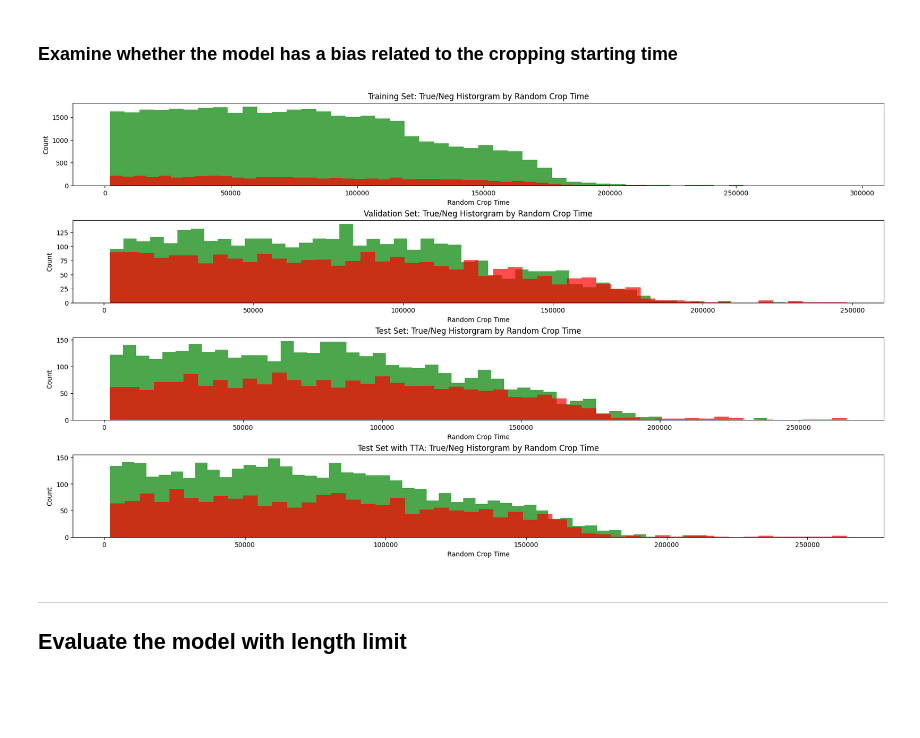
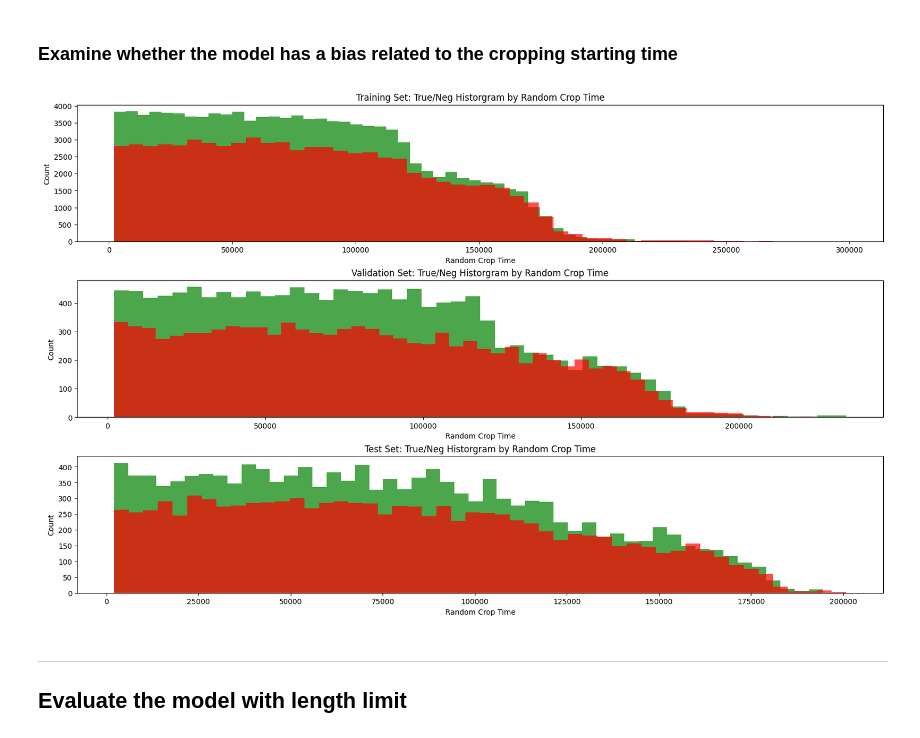
Before and after one commit to nightchell2020/CG-MEA, a Jupyter notebook: notebook/07_Evaluate.ipynb, the cells around one changed output. Cells and saved outputs as stored; diff of their text form; code cells hidden in the pictures; blank space fills up the shorter version.

Commit message:
test multi crop error correction.

```diff
--- a/notebook/07_Evaluate.ipynb
+++ b/notebook/07_Evaluate.ipynb
@@ -213,0 +128,2 @@ transform_longer: Compose(
+# %%
+train_loader, val_loader, test_loader, multicrop_test_loader = build_dataset_for_train(config, verbose=True)
@@ -214,7 +148,8 @@ transform_longer: Compose(
 # %% [markdown]
 ### Train set
 # %%
-_ = check_accuracy_extended_debug(model, train_loader, config['preprocess_test'], config, repeat=repeat)
+_ = check_accuracy_extended_debug(model, train_loader,
+                                  config['preprocess_test'], config, repeat=repeat)
 train_acc = _[0]
 train_score = _[1]
 train_target = _[2]
@@ -236,7 +171,8 @@ draw_error_table(train_error_table, use_wandb=False, fig_size=(60.0, 4.0))
 # %% [markdown]
 ### Validation set
 # %%
-_ = check_accuracy_extended_debug(model, val_loader, config['preprocess_test'], config, repeat=repeat)
+_ = check_accuracy_extended_debug(model, val_loader,
+                                  config['preprocess_test'], config, repeat=repeat)
 val_acc = _[0]
 val_score = _[1]
 val_target = _[2]
@@ -258,7 +194,8 @@ draw_error_table(val_error_table, use_wandb=False)
 # %% [markdown]
 ### Test set
 # %%
-_ = check_accuracy_extended_debug(model, test_loader, config['preprocess_test'], config, repeat=repeat)
+_ = check_accuracy_extended_debug(model, test_loader,
+                                  config['preprocess_test'], config, repeat=repeat)
 test_acc = _[0]
 test_score = _[1]
 test_target = _[2]
@@ -346,41 +272,34 @@ for k, v in longer_test_crop_timing.items():
 # %%
-fig = plt.figure(num=1, clear=True, figsize=(18, 10), constrained_layout=True)
+fig = plt.figure(num=1, clear=True, figsize=(16, 10), constrained_layout=True)
 n_bins = 50
 density = False
 
-ax = fig.add_subplot(4, 1, 1)
+ax = fig.add_subplot(3, 1, 1)
 ax.hist(train_pos, bins=n_bins, color='g', alpha=0.7, density=density)
 ax.hist(train_neg, bins=n_bins, color='r', alpha=0.7, density=density)
 ax.set_title(f'Training Set: True/Neg Historgram by Random Crop Time')
 ax.set_xlabel('Random Crop Time')
 ax.set_ylabel('Count')
 
-ax = fig.add_subplot(4, 1, 2)
+ax = fig.add_subplot(3, 1, 2)
 ax.hist(val_pos, bins=n_bins, color='g', alpha=0.7, density=density)
 ax.hist(val_neg, bins=n_bins, color='r', alpha=0.7, density=density)
 ax.set_title(f'Validation Set: True/Neg Historgram by Random Crop Time')
 ax.set_xlabel('Random Crop Time')
 ax.set_ylabel('Count')
 
-ax = fig.add_subplot(4, 1, 3)
+ax = fig.add_subplot(3, 1, 3)
 ax.hist(test_pos, bins=n_bins, color='g', alpha=0.7, density=density)
 ax.hist(test_neg, bins=n_bins, color='r', alpha=0.7, density=density)
 ax.set_title(f'Test Set: True/Neg Historgram by Random Crop Time')
 ax.set_xlabel('Random Crop Time')
 ax.set_ylabel('Count')
 
-ax = fig.add_subplot(4, 1, 4)
-ax.hist(longer_test_pos, bins=n_bins, color='g', alpha=0.7, density=density)
-ax.hist(longer_test_neg, bins=n_bins, color='r', alpha=0.7, density=density)
-ax.set_title(f'Test Set with TTA: True/Neg Historgram by Random Crop Time')
-ax.set_xlabel('Random Crop Time')
-ax.set_ylabel('Count')
-
 plt.show()
 fig.clear()
 plt.close(fig)
 # %% [output]
-[figure, old version]
+[figure, new version]
 # %% [markdown]
 -----
 
```
Also changed, not shown: parts of 29 cells of this notebook, 7 other files.
